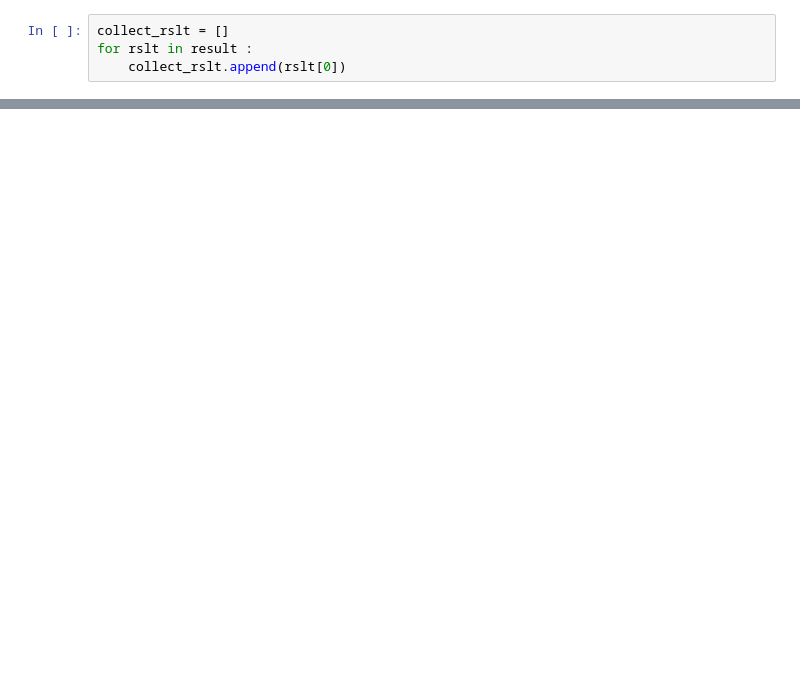
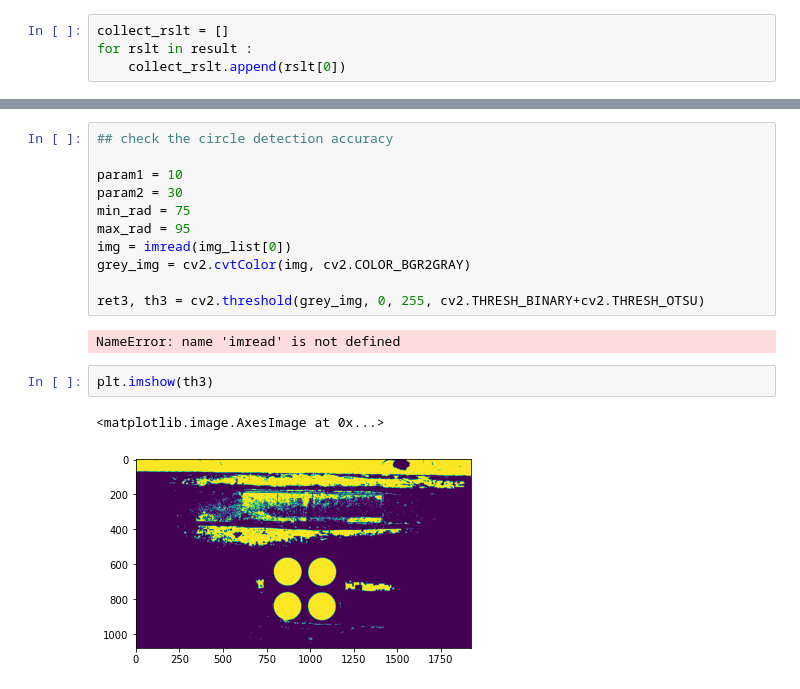
Before and after one commit to StringBottle/brg-shoe-disp-monit, a Jupyter notebook: demo.ipynb, the cells around one changed output, grey strips where cells are left out. Saved outputs shown, nothing was run; the diff lists cells and outputs as text; blank space fills up the shorter version.

Commit message:
Finding circle detection parms

```diff
--- a/demo.ipynb
+++ b/demo.ipynb
@@ -108,0 +88,18 @@ np.savetxt("P34_7.csv", np.array(collect_rslt), delimiter=",")
+# %%
+## check the circle detection accuracy
+
+param1 = 10
+param2 = 30
+min_rad = 75
+max_rad = 95
+img = imread(img_list[0])
+grey_img = cv2.cvtColor(img, cv2.COLOR_BGR2GRAY)
+
+ret3, th3 = cv2.threshold(grey_img, 0, 255, cv2.THRESH_BINARY+cv2.THRESH_OTSU)
+# %% [output]
+NameError: name 'imread' is not defined
+# %%
+plt.imshow(th3)
+# %% [output]
+<matplotlib.image.AxesImage at 0x...>
+[figure, added]
```
Also changed, not shown: parts of 9 cells of this notebook, 2 other files.
